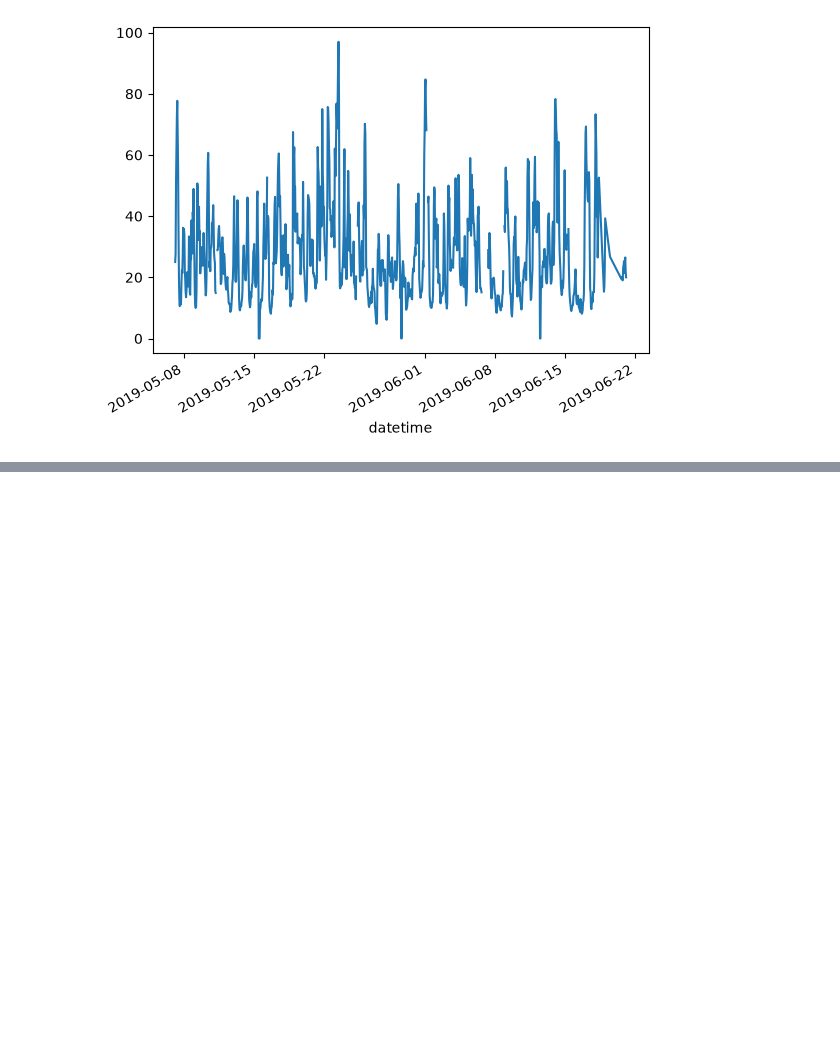
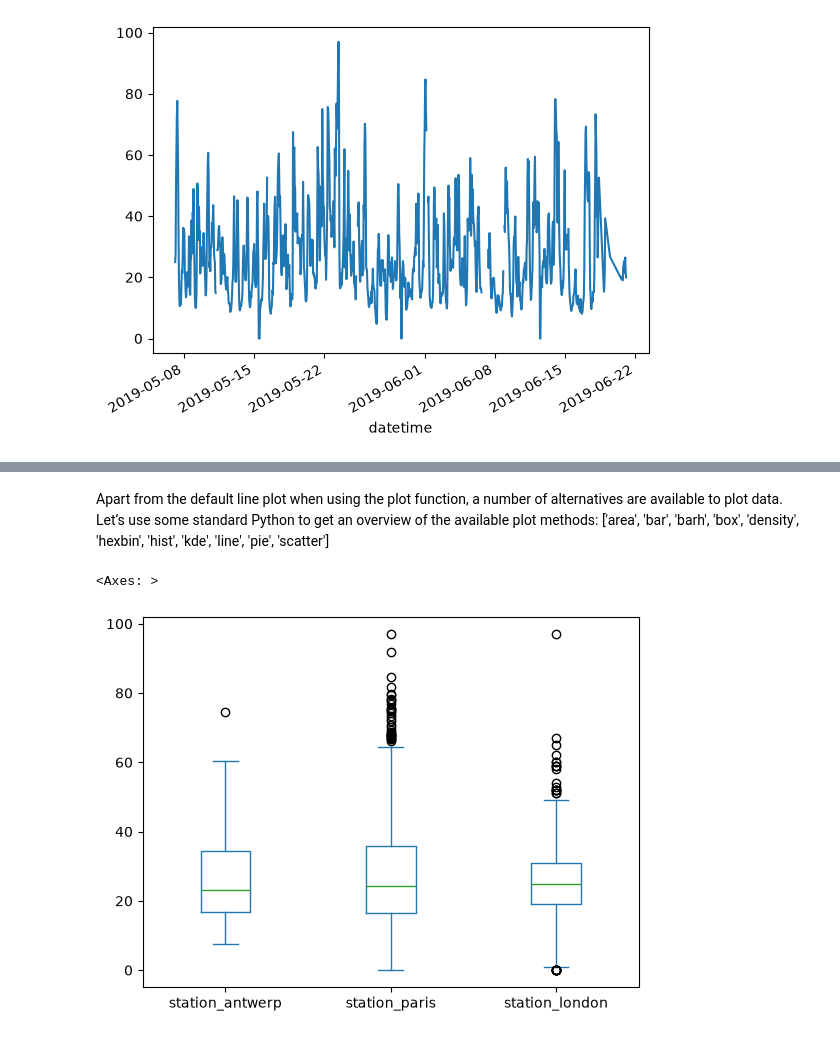
Before and after one commit to itmadityajoshi/pandas-one-shot, a Jupyter notebook: Plots.ipynb, the cells around one changed output, grey strips where cells are left out. Drawn from its saved outputs; the diff is of its cells as text; code cells hidden in the pictures; blank space fills up the shorter version.

```diff
--- a/Plots.ipynb
+++ b/Plots.ipynb
@@ -28,0 +34,18 @@ air_quality["station_paris"].plot()
+# %% [markdown]
+Apart from the default line plot when using the plot function, a number of alternatives are available to plot data. Let’s use some standard Python to get an overview of the available plot methods:
+['area',
+ 'bar',
+ 'barh',
+ 'box',
+ 'density',
+ 'hexbin',
+ 'hist',
+ 'kde',
+ 'line',
+ 'pie',
+ 'scatter']
+# %%
+air_quality.plot.box()
+# %% [output]
+<Axes: >
+[figure, added]
```
Also changed, not shown: parts of 5 cells of this notebook.
